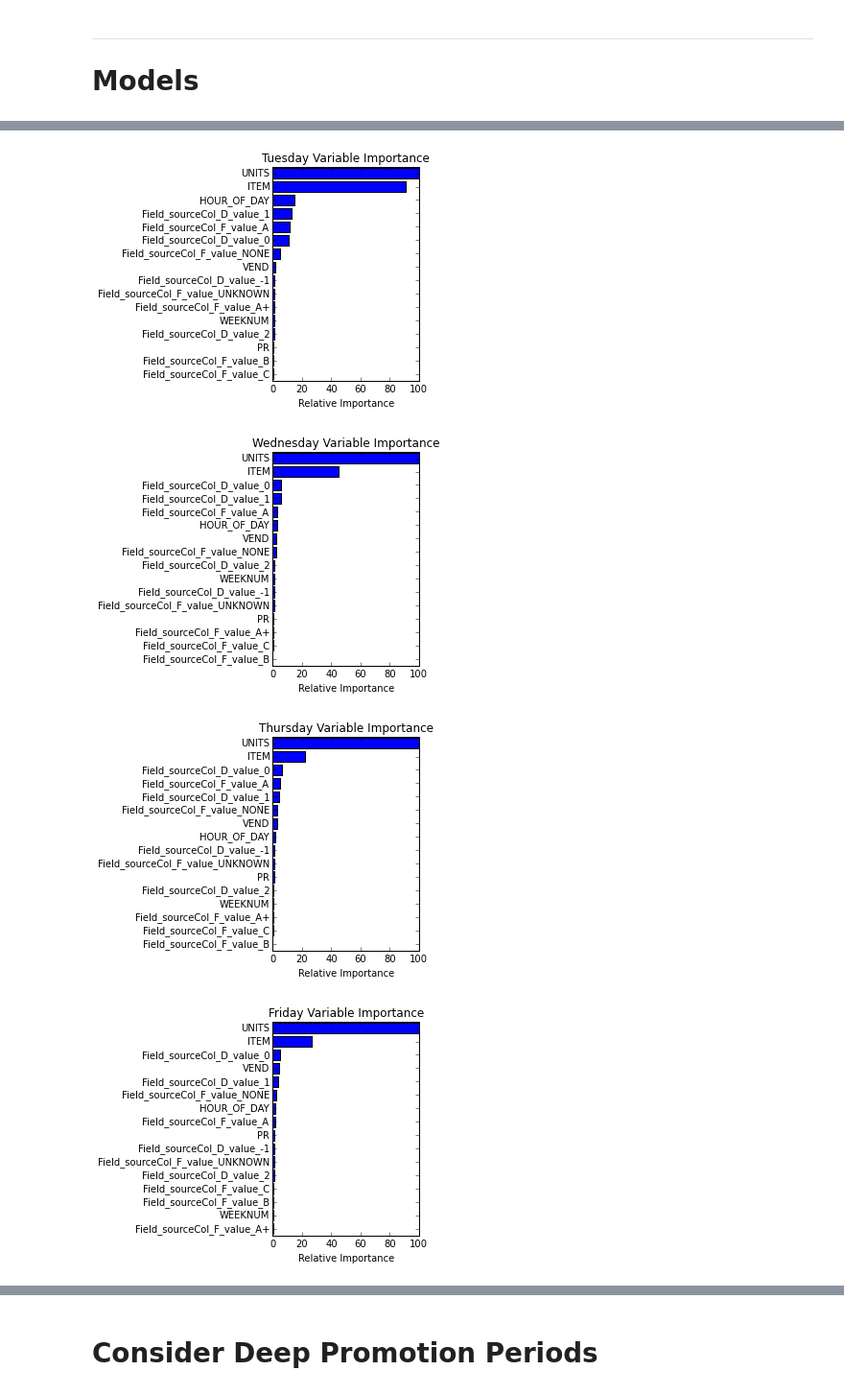
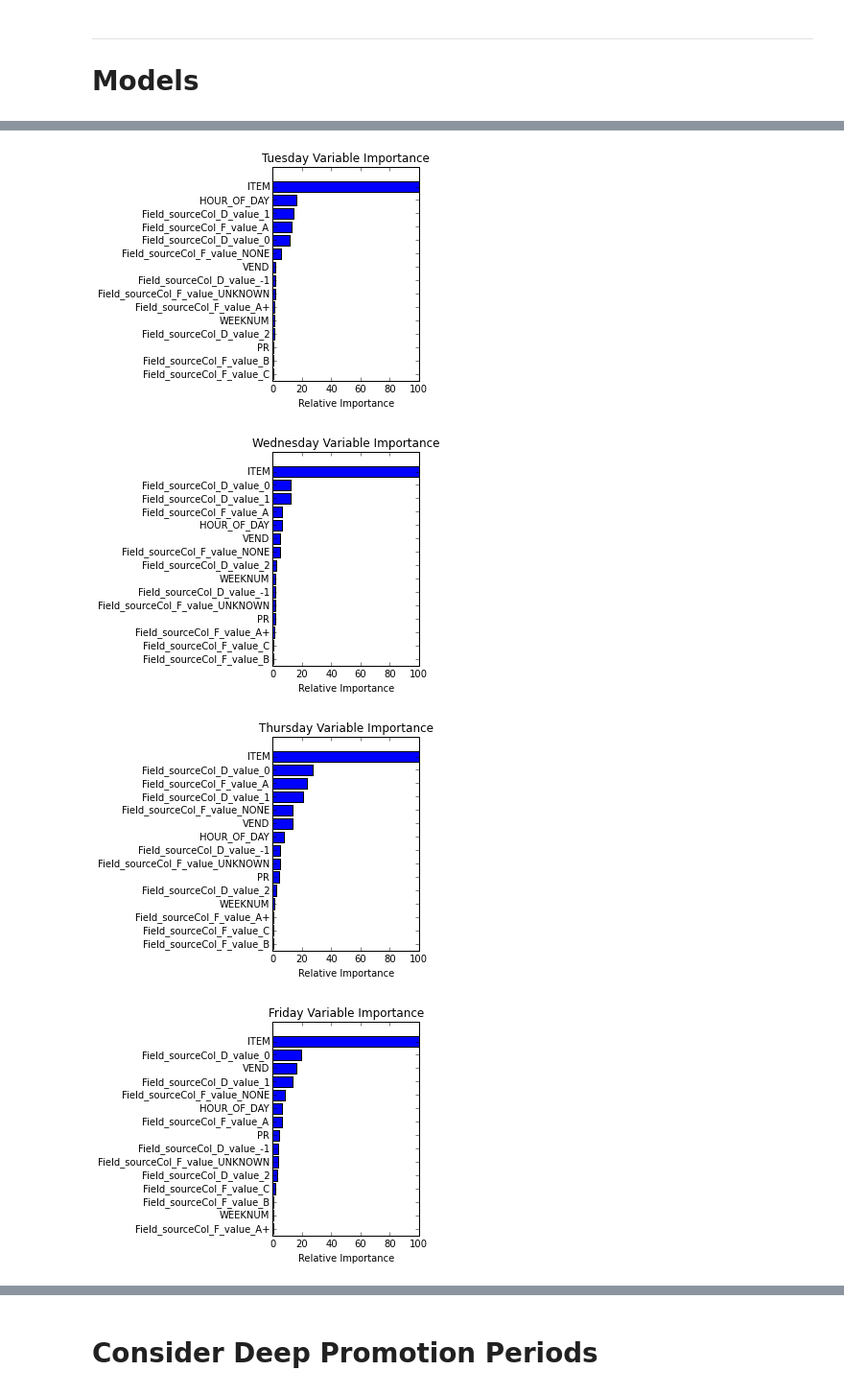
Before and after one commit to conwaywong/dse220_final, a Jupyter notebook: Final_MAS_DSE220_AJJCK_MASTER.ipynb, the cells around one changed output, grey strips where cells are left out. Shown at 96% size. Drawn from its saved outputs; the diff is of its cells as text; code cells hidden in the pictures.

```diff
--- a/Final_MAS_DSE220_AJJCK_MASTER.ipynb
+++ b/Final_MAS_DSE220_AJJCK_MASTER.ipynb
@@ -722,6 +722,7 @@ for i in xrange(0,7):
     m_label_arr= a_df['DOLLARS']
     m_data_arr= a_df.drop([
         'DOLLARS',
+        'UNITS',
         'PANID',
         'WEEK',
         'IRI_KEY',
@@ -737,6 +738,7 @@ for i in xrange(0,7):
         'GE'
     ], axis=1)
 
+    l_columns= m_data_arr.columns
     kbest= SelectKBest(f_regression)
     kbest.fit(m_data_arr, m_label_arr)
 
@@ -771,4 +773,4 @@ for i in xrange(0,7):
-[figure, old version]
+[figure, new version]
-[figure, old version]
+[figure, new version]
-[figure, old version]
+[figure, new version]
-[figure, old version]
+[figure, new version]
```
Also changed, not shown: parts of 16 cells of this notebook.
